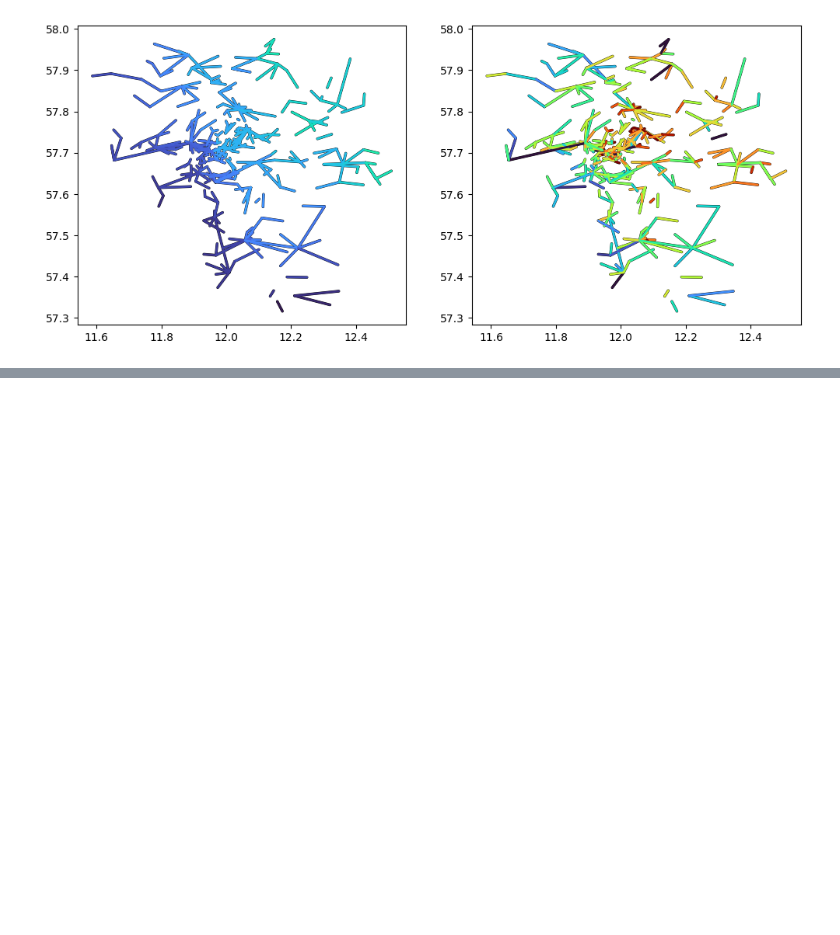
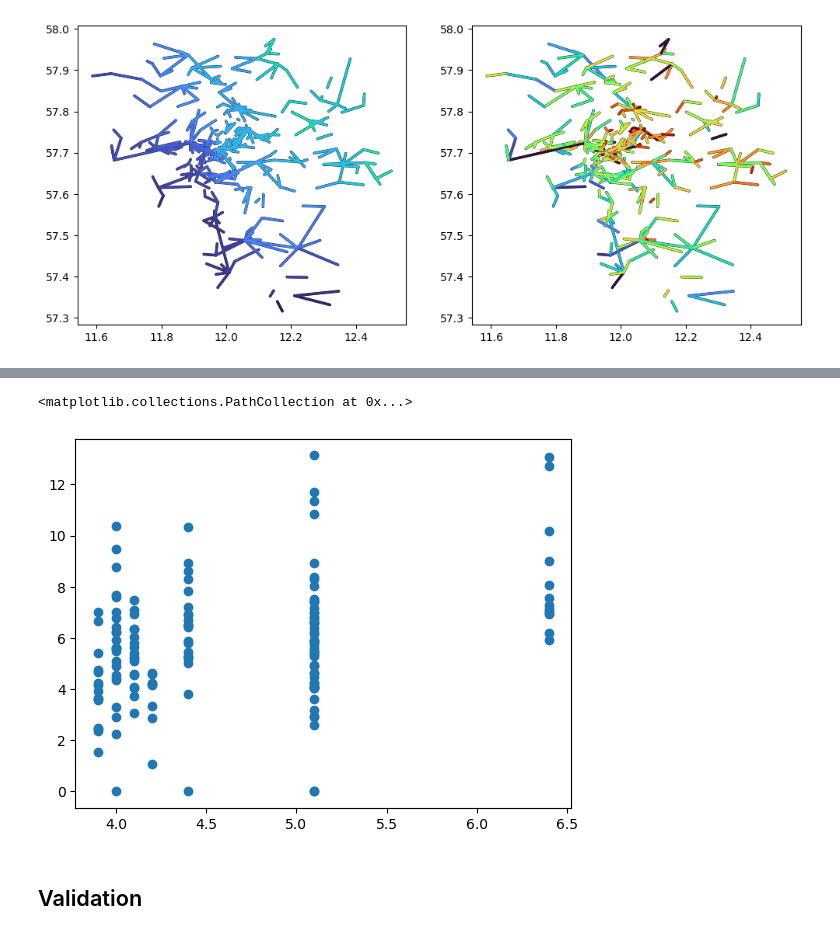
Before and after one commit to OpenSenseAction/PrePEP_short_course_OS, a Jupyter notebook: 1_poligrain_overview.ipynb, the cells around one changed output, grey strips where cells are left out. Cells and saved outputs as stored; diff of their text form; code cells hidden in the pictures; blank space fills up the shorter version.

```diff
--- a/1_poligrain_overview.ipynb
+++ b/1_poligrain_overview.ipynb
@@ -218,0 +272,3 @@ plg.plot_map.plot_plg(da_cmls=(ds_cmls.R).sum(dim='time'), ax=axs[1], vmin=0, vm
+# %%
+gauge_id_closest = closest_neigbors.neighbor_id.where(closest_neigbors.distance < 2000, drop=True).isel(n_closest=0)
+gauge_id_closest
@@ -218,0 +286,12 @@ plg.plot_map.plot_plg(da_cmls=(ds_cmls.R).sum(dim='time'), ax=axs[1], vmin=0, vm
+# %%
+closest_gauge_rainfall_for_cml = ds_gauges_municp.rainfall_amount.sel(id=gauge_id_closest)
+# %%
+plt.scatter(
+    closest_gauge_rainfall_for_cml.sum(dim='time'),
+    ds_cmls.sel(cml_id=closest_gauge_rainfall_for_cml.cml_id).R.sum(dim='time'),
+)
+# %% [output]
+<matplotlib.collections.PathCollection at 0x...>
+[figure, added]
+# %% [markdown]
+## Validation
```
Also changed, not shown: parts of 12 cells of this notebook.
